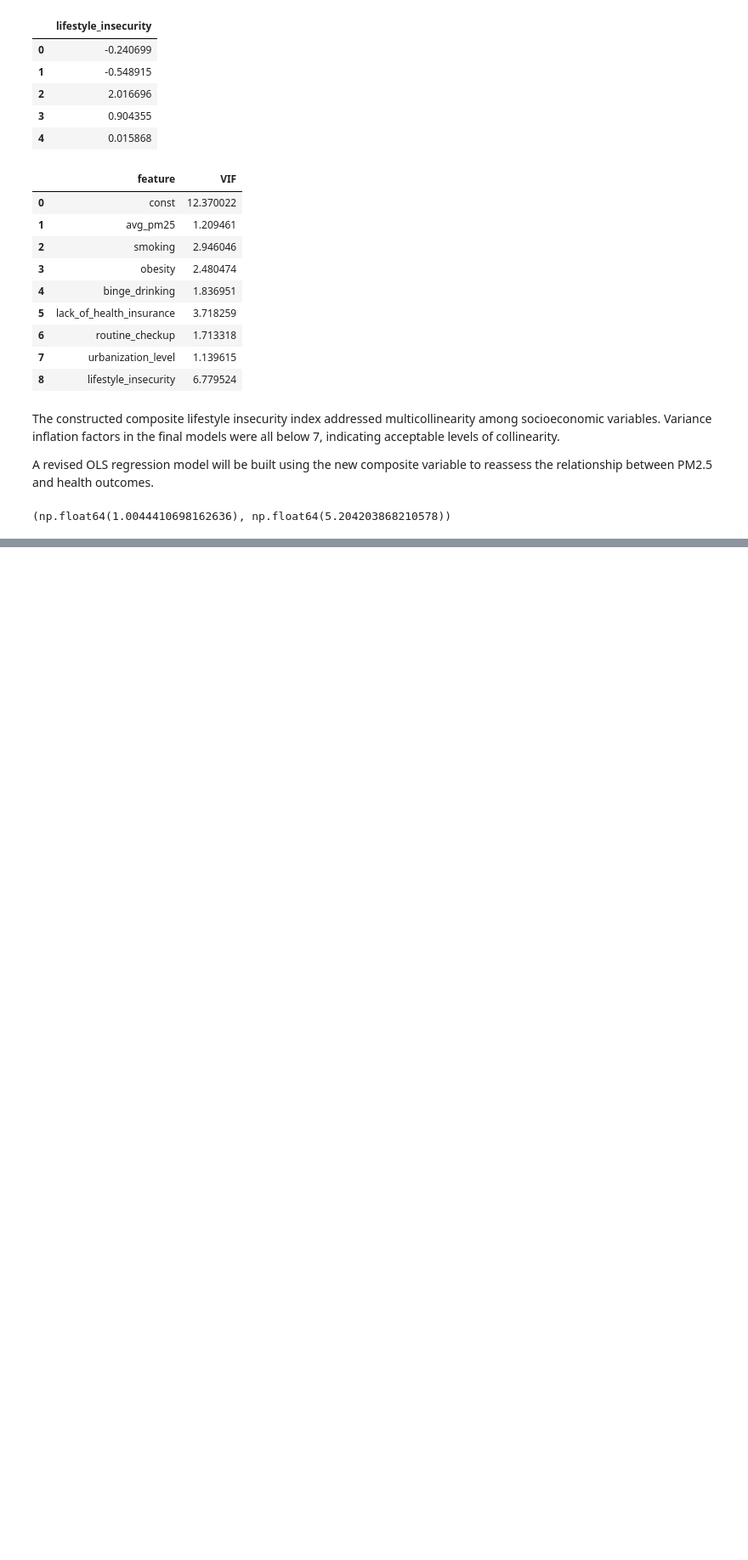
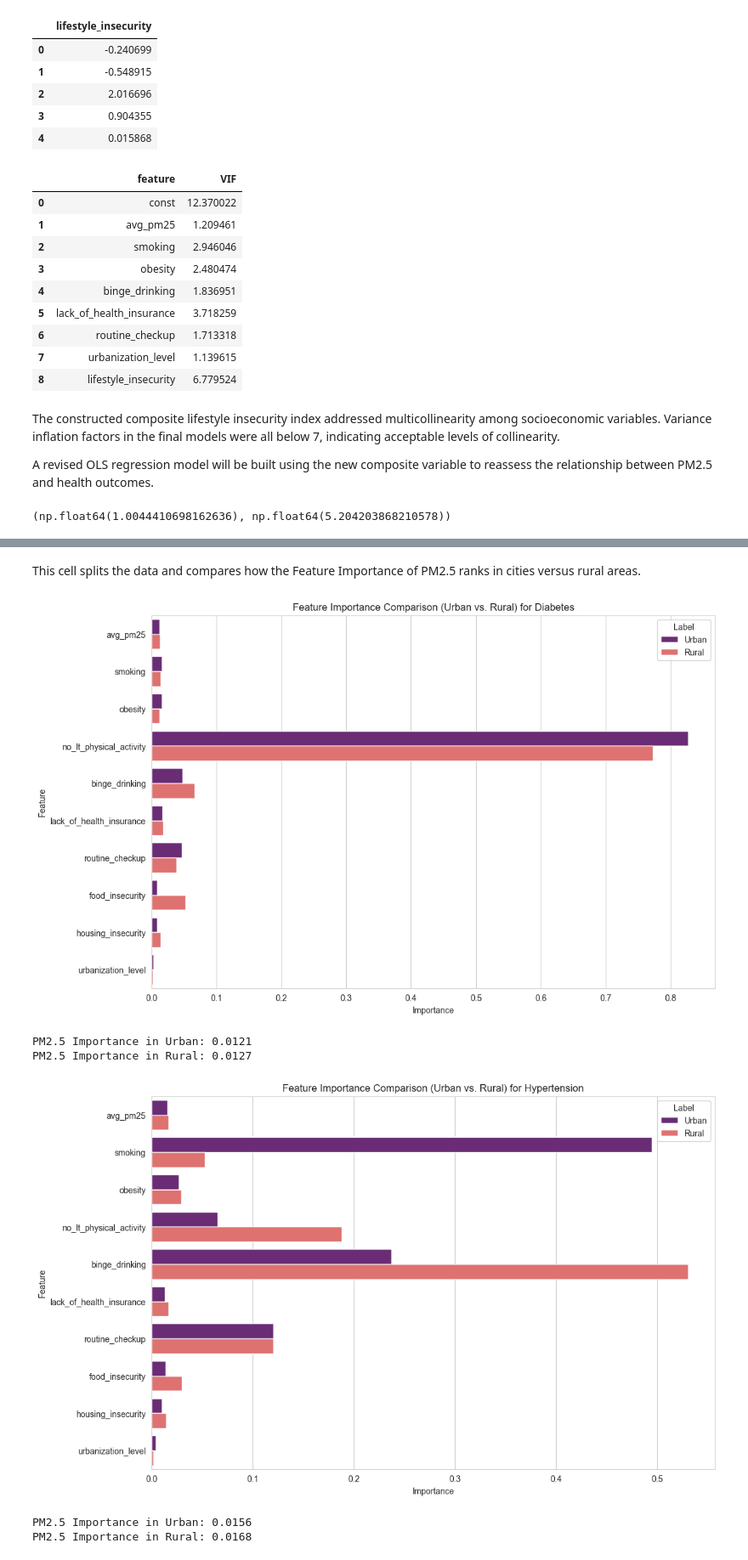
Before and after one commit to ahmetvkrt/pm25-diabetes-hypertension, a Jupyter notebook: ml_models.ipynb, the cells around one changed output, grey strips where cells are left out. Shown at 85% size. Saved outputs shown, nothing was run; the diff lists cells and outputs as text; code cells hidden in the pictures; blank space fills up the shorter version.

```diff
--- a/ml_models.ipynb
+++ b/ml_models.ipynb
@@ -365,0 +716,61 @@ The revised regression results indicate that after addressing multicollinearity,
+# %% [markdown]
+This cell splits the data and compares how the Feature Importance of PM2.5 ranks in cities versus rural areas.
+# %%
+from sklearn.ensemble import RandomForestRegressor
+
+# Separate Urban (NCHS 1-4) and Rural (NCHS 5-6) subsets
+X_urban = X[X["urbanization_level"] <= 4].copy()
+X_rural = X[X["urbanization_level"] >= 5].copy()
+y_urban = y.loc[X_urban.index]
+y_rural = y.loc[X_rural.index]
+
+
+def get_seperated_importance(subset_X, subset_y, target, label):
+    # Train the Random Forest model from
+    model = RandomForestRegressor(n_estimators=200, max_depth=10, random_state=42)
+    model.fit(subset_X, subset_y[target])
+
+    # Extract Feature Importance
+    importance_df = pd.DataFrame({
+        'Feature': features,
+        'Importance': model.feature_importances_,
+        'Type': target,
+        'Label': label
+    })
+    return importance_df
+
+# Run models for both groups
+diabetes_urban_imp = get_seperated_importance(X_urban, y_urban, "diabetes",  "Urban")
+diabetes_rural_imp = get_seperated_importance(X_rural, y_rural, "diabetes", "Rural")
+
+# Combine and Visualize
+diabetes_stratified_df = pd.concat([diabetes_urban_imp, diabetes_rural_imp])
+plt.figure(figsize=(12, 8))
+sns.barplot(data=diabetes_stratified_df, x='Importance', y='Feature', hue='Label', palette='magma')
+plt.title("Feature Importance Comparison (Urban vs. Rural) for Diabetes")
+plt.show()
+
+# Print specific rank of PM2.5 for both
+for label in ["Urban", "Rural"]:
+    val = diabetes_stratified_df[(diabetes_stratified_df['Label'] == label) & (diabetes_stratified_df['Feature'] == 'avg_pm25')]['Importance'].values[0]
+    print(f"PM2.5 Importance in {label}: {val:.4f}")
+
+hypertension_urban_imp = get_seperated_importance(X_urban, y_urban, "hypertension",  "Urban")
+hypertension_rural_imp = get_seperated_importance(X_rural, y_rural, "hypertension", "Rural")
+
+hypertension_stratified_df = pd.concat([hypertension_urban_imp, hypertension_rural_imp])
+plt.figure(figsize=(12, 8))
+sns.barplot(data=hypertension_stratified_df, x='Importance', y='Feature', hue='Label', palette='magma')
+plt.title("Feature Importance Comparison (Urban vs. Rural) for Hypertension")
+plt.show()
+
+for label in ["Urban", "Rural"]:
+    val = hypertension_stratified_df[(hypertension_stratified_df['Label'] == label) & (hypertension_stratified_df['Feature'] == 'avg_pm25')]['Importance'].values[0]
+    print(f"PM2.5 Importance in {label}: {val:.4f}")
+# %% [output]
+[figure, added]
+PM2.5 Importance in Urban: 0.0121
+PM2.5 Importance in Rural: 0.0127
+[figure, added]
+PM2.5 Importance in Urban: 0.0156
+PM2.5 Importance in Rural: 0.0168
```
Also changed, not shown: parts of 37 cells of this notebook, 2 other files.
